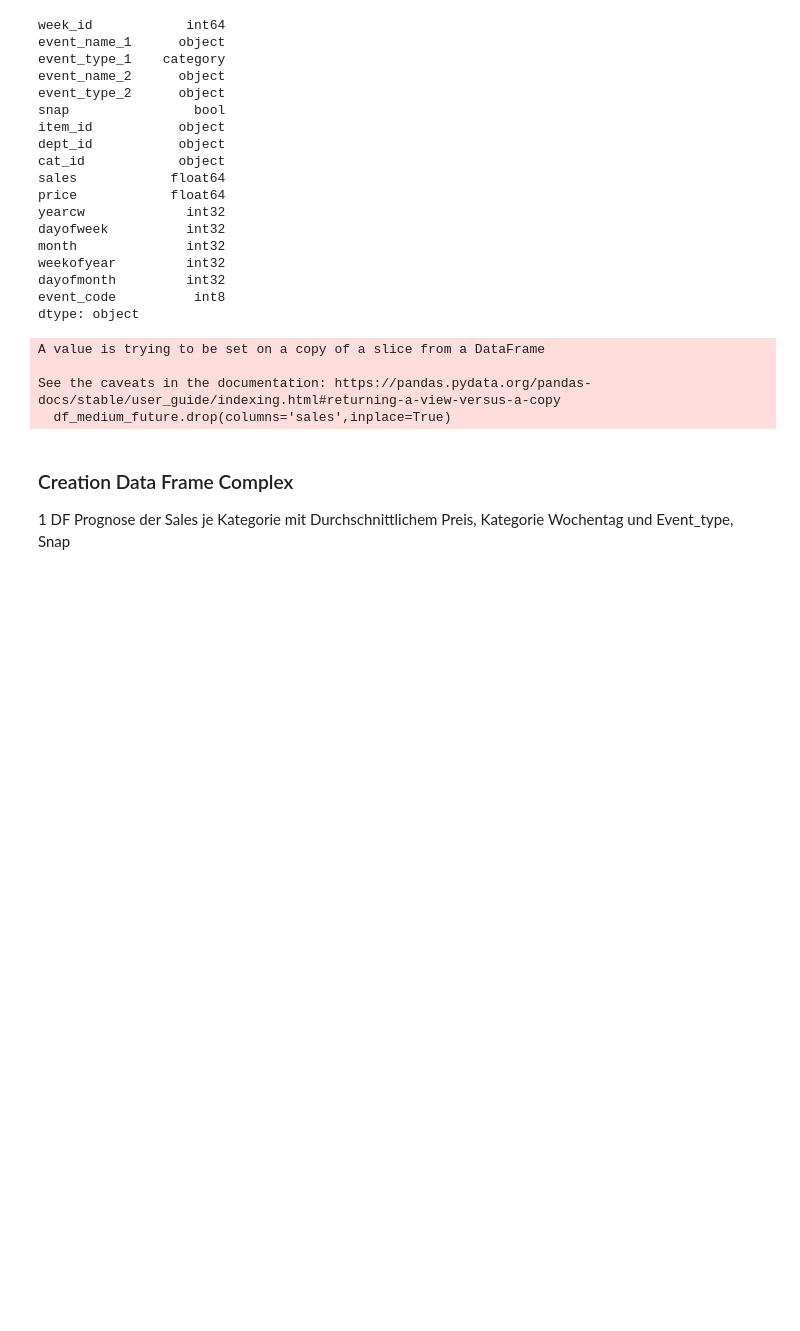
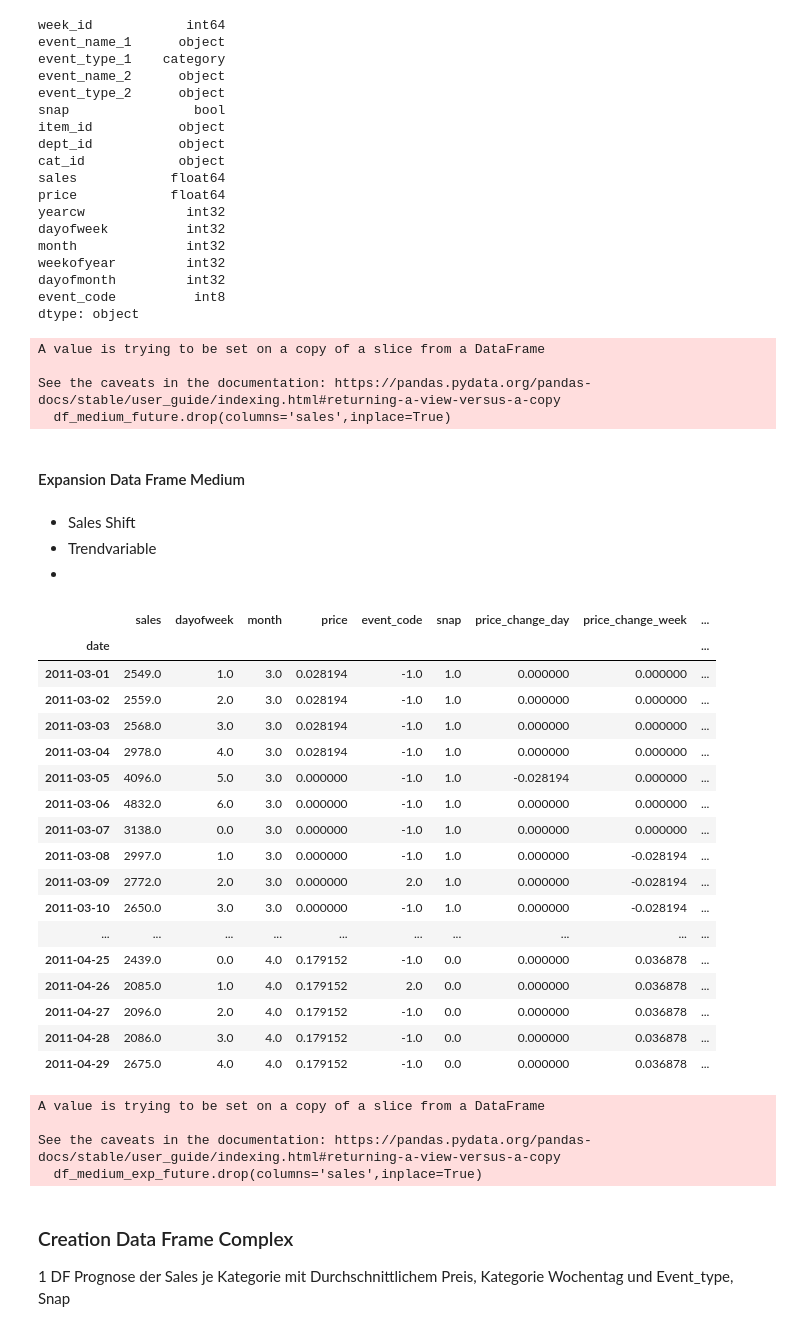
Before and after one commit to EdwinUe/BAB_WS22-23, a Jupyter notebook: Code/003BusinessAnalyticsBProjekt.ipynb, the cells around one changed output. Saved outputs shown, nothing was run; the diff lists cells and outputs as text; code cells hidden in the pictures; blank space fills up the shorter version.

Commit message:
Expansion Medium DF

```diff
--- a/Code/003BusinessAnalyticsBProjekt.ipynb
+++ b/Code/003BusinessAnalyticsBProjekt.ipynb
@@ -286,6 +286,51 @@ A value is trying to be set on a copy of a slice from a DataFrame
 
 See the caveats in the documentation: https://pandas.pydata.org/pandas-docs/stable/user_guide/indexing.html#returning-a-view-versus-a-copy
   df_medium_future.drop(columns='sales',inplace=True)
+# %% [markdown]
+#### Expansion Data Frame Medium
+# %% [markdown]
+- Sales Shift
+- Trendvariable
+-
+# %%
+df_medium_exp = df_medium.copy()
+df_medium_exp['price_change_day'] = df_medium['price'].diff()
+df_medium_exp['price_change_week'] = df_medium['price'].diff(periods=7)
+df_medium_exp['snap_since'] = df_medium.groupby((df_medium['snap'] == 1).cumsum()).cumcount()
+#df_medium_exp['snap_until'] = df_medium.groupby((df_medium['snap'] == 1).cumsum()).cumcount(ascending=False)
+#df_medium_exp['snap_first_last_day'] = df_medium['snap'].diff()
+df_medium_exp = df_medium_exp.fillna(0)
+df_medium_exp.head(60)
+# %% [output]
+|  | sales | dayofweek | month | price | event_code | snap | price_change_day | price_change_week | ... |
+| date |  |  |  |  |  |  |  |  | ... |
+| 2011-03-01 | 2549.0 | 1.0 | 3.0 | 0.028194 | -1.0 | 1.0 | 0.000000 | 0.000000 | ... |
+| 2011-03-02 | 2559.0 | 2.0 | 3.0 | 0.028194 | -1.0 | 1.0 | 0.000000 | 0.000000 | ... |
+| 2011-03-03 | 2568.0 | 3.0 | 3.0 | 0.028194 | -1.0 | 1.0 | 0.000000 | 0.000000 | ... |
+| 2011-03-04 | 2978.0 | 4.0 | 3.0 | 0.028194 | -1.0 | 1.0 | 0.000000 | 0.000000 | ... |
+| 2011-03-05 | 4096.0 | 5.0 | 3.0 | 0.000000 | -1.0 | 1.0 | -0.028194 | 0.000000 | ... |
+| 2011-03-06 | 4832.0 | 6.0 | 3.0 | 0.000000 | -1.0 | 1.0 | 0.000000 | 0.000000 | ... |
+| 2011-03-07 | 3138.0 | 0.0 | 3.0 | 0.000000 | -1.0 | 1.0 | 0.000000 | 0.000000 | ... |
+| 2011-03-08 | 2997.0 | 1.0 | 3.0 | 0.000000 | -1.0 | 1.0 | 0.000000 | -0.028194 | ... |
+| 2011-03-09 | 2772.0 | 2.0 | 3.0 | 0.000000 | 2.0 | 1.0 | 0.000000 | -0.028194 | ... |
+| 2011-03-10 | 2650.0 | 3.0 | 3.0 | 0.000000 | -1.0 | 1.0 | 0.000000 | -0.028194 | ... |
+| ... | ... | ... | ... | ... | ... | ... | ... | ... | ... |
+| 2011-04-25 | 2439.0 | 0.0 | 4.0 | 0.179152 | -1.0 | 0.0 | 0.000000 | 0.036878 | ... |
+| 2011-04-26 | 2085.0 | 1.0 | 4.0 | 0.179152 | 2.0 | 0.0 | 0.000000 | 0.036878 | ... |
+| 2011-04-27 | 2096.0 | 2.0 | 4.0 | 0.179152 | -1.0 | 0.0 | 0.000000 | 0.036878 | ... |
+| 2011-04-28 | 2086.0 | 3.0 | 4.0 | 0.179152 | -1.0 | 0.0 | 0.000000 | 0.036878 | ... |
+| 2011-04-29 | 2675.0 | 4.0 | 4.0 | 0.179152 | -1.0 | 0.0 | 0.000000 | 0.036878 | ... |
+# %%
+df_medium_exp_past = df_medium_exp[df_medium_exp.index<'2016-03-01']
+df_medium_exp_future = df_medium_exp[df_medium_exp.index>='2016-03-01']
+df_medium_exp_future.drop(columns='sales',inplace=True)
+X_medium_exp = df_medium_exp_past.drop(columns='sales')
+y_medium_exp = df_medium_exp_past['sales']
+# %% [output]
+A value is trying to be set on a copy of a slice from a DataFrame
+
+See the caveats in the documentation: https://pandas.pydata.org/pandas-docs/stable/user_guide/indexing.html#returning-a-view-versus-a-copy
+  df_medium_exp_future.drop(columns='sales',inplace=True)
 # %% [markdown]
 ### Creation Data Frame Complex
 1 DF Prognose der Sales je Kategorie mit Durchschnittlichem Preis, Kategorie Wochentag und Event_type, Snap
```
Also changed, not shown: parts of 43 cells of this notebook, 3 other files.
